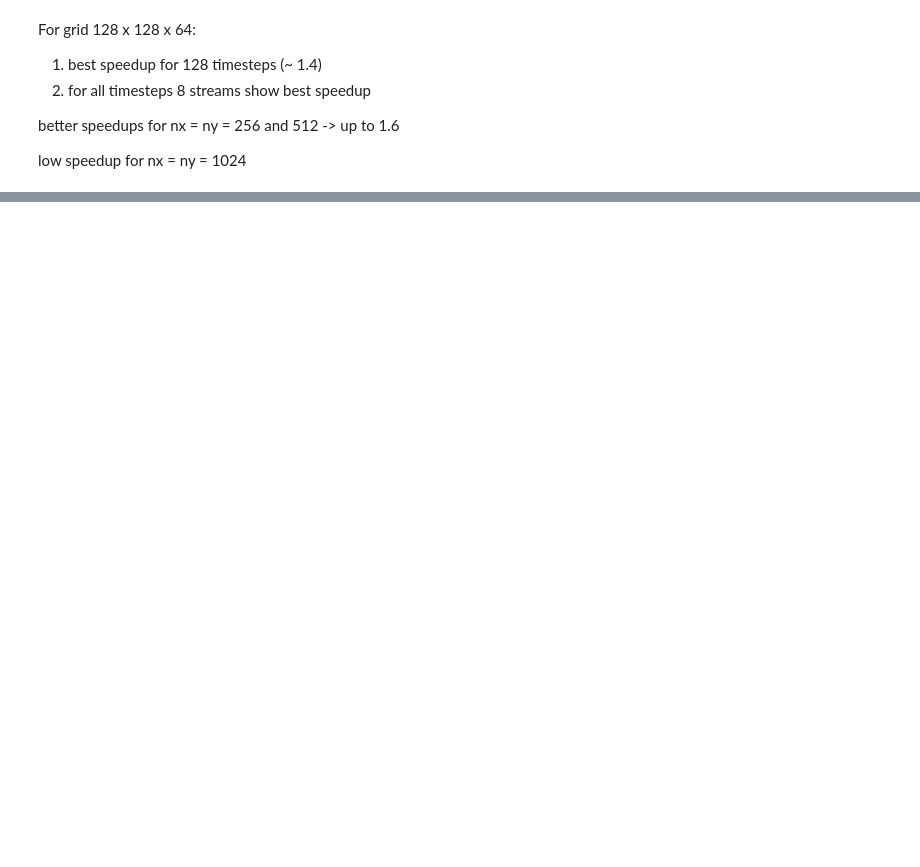
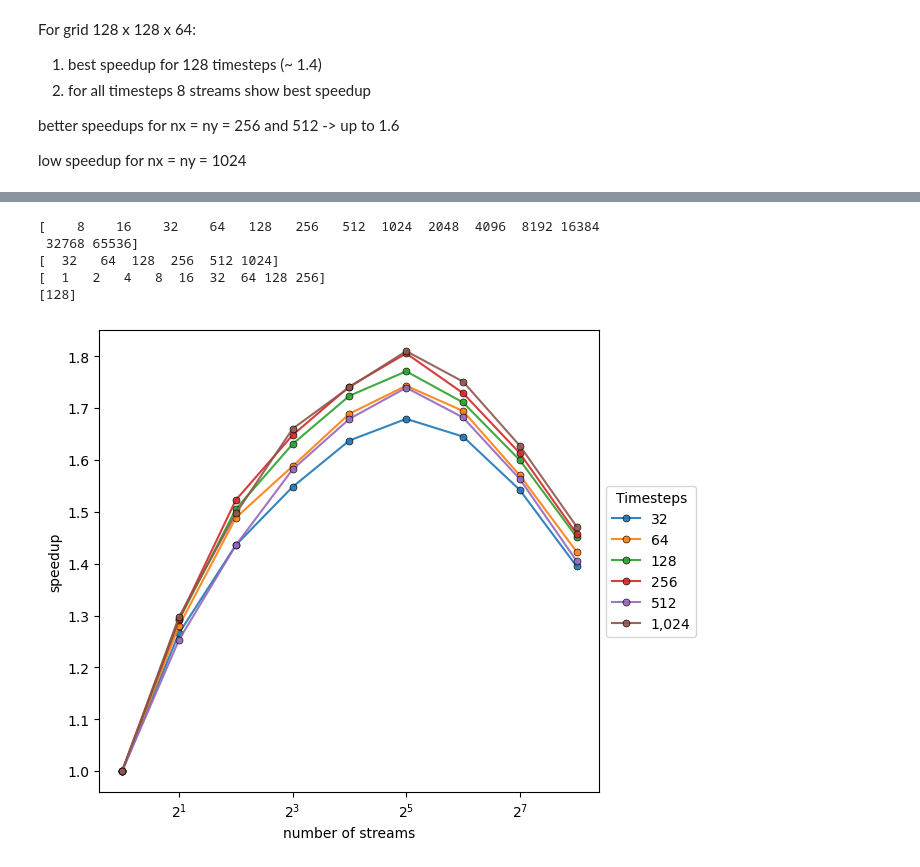
Before and after one commit to grafrap/HPC4WC-overlapping, a Jupyter notebook: measurements/cuda_plots.ipynb, the cells around one changed output, grey strips where cells are left out. Drawn from its saved outputs; the diff is of its cells as text; code cells hidden in the pictures; blank space fills up the shorter version.

```diff
--- a/measurements/cuda_plots.ipynb
+++ b/measurements/cuda_plots.ipynb
@@ -508,0 +510,3 @@ plt.show()
+# %%
+df_nz = pd.read_csv("stencil_gpu_scaling_265510.csv")
+df_nz.head()
@@ -508,0 +520,54 @@ plt.show()
+# %%
+nz = df_nz["Nz"].unique()
+print(nz)
+
+timesteps = df_nz["NUM_ITER"].unique()
+print(timesteps)
+
+numstreams = df_nz["NUM_STREAMS"].unique()
+print(numstreams)
+
+gridx = df_nz["Nx"].unique()
+print(gridx)
+# %% [output]
+[    8    16    32    64   128   256   512  1024  2048  4096  8192 16384
+ 32768 65536]
+[  32   64  128  256  512 1024]
+[  1   2   4   8  16  32  64 128 256]
+[128]
+# %%
+numstreams = df_nz['NUM_STREAMS'].unique()
+
+nz = 1024
+
+plt.figure(figsize=(8, 6))
+
+for idx, tsteps in enumerate(timesteps):
+    sub_df = df_nz[(df_nz['NUM_ITER'] == tsteps) & (df_nz['Nz'] == nz)]
+
+    if sub_df.empty:
+            print(f"Warning: No data for Num_Iter={tsteps} and nz={nzs}")
+            continue  # Skip this iteration
+
+    times = np.array(sub_df['Time'])
+    improvement = times[0] / times
+
+    plt.plot(sub_df['NUM_STREAMS'], improvement,
+                 marker='o',                # Dots
+                 markersize=5,              # Similar to s=10 in scatter
+                 alpha=0.9,                 # Transparency
+                 markeredgecolor='black',  # Edge color
+                 markeredgewidth=0.5,      # Edge thickness
+                 label=f'{tsteps:,}')
+
+plt.xscale('log', base = 2)
+#plt.yscale('log')
+plt.xlabel('number of streams')
+plt.ylabel('speedup')
+plt.legend(loc='center left', bbox_to_anchor=(1, 0.5), title='Timesteps')
+
+# Add space on the right for the legend
+plt.subplots_adjust(right=0.75)
+plt.show()
+# %% [output]
+[figure, added]
```
Also changed, not shown: parts of 12 cells of this notebook, 2 other files.
